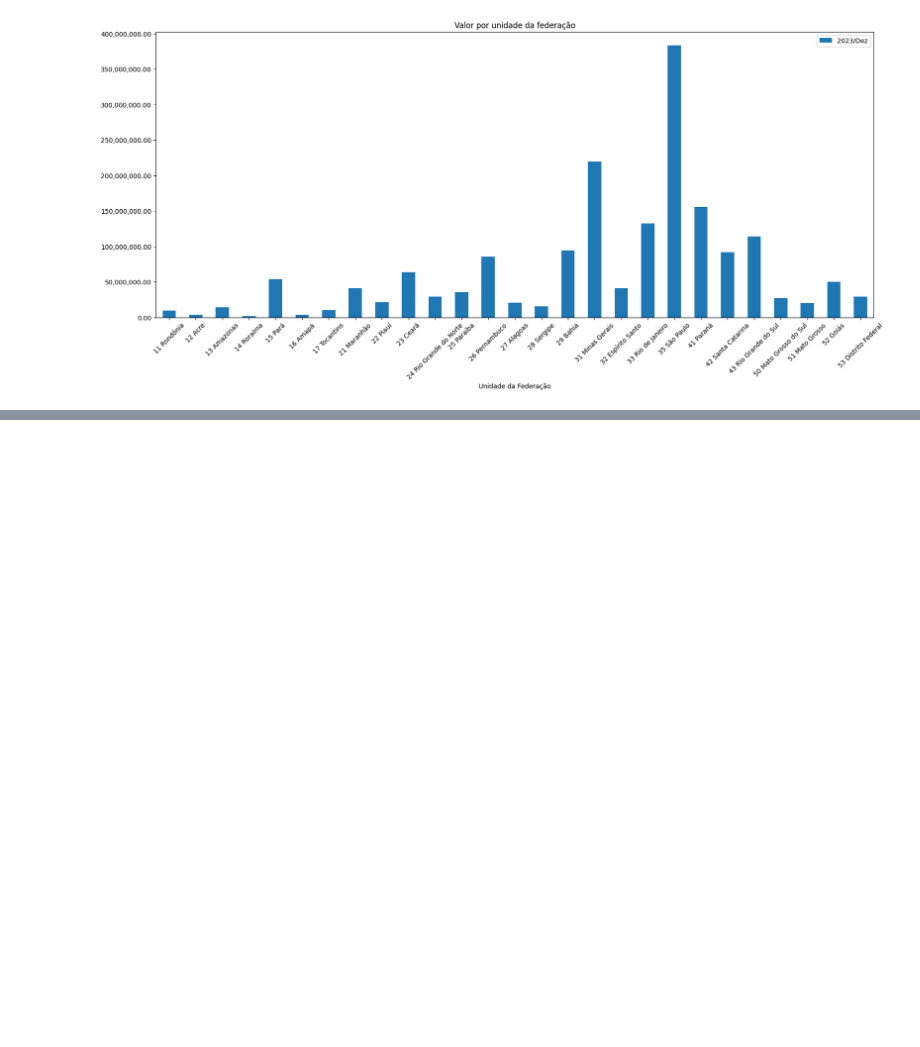
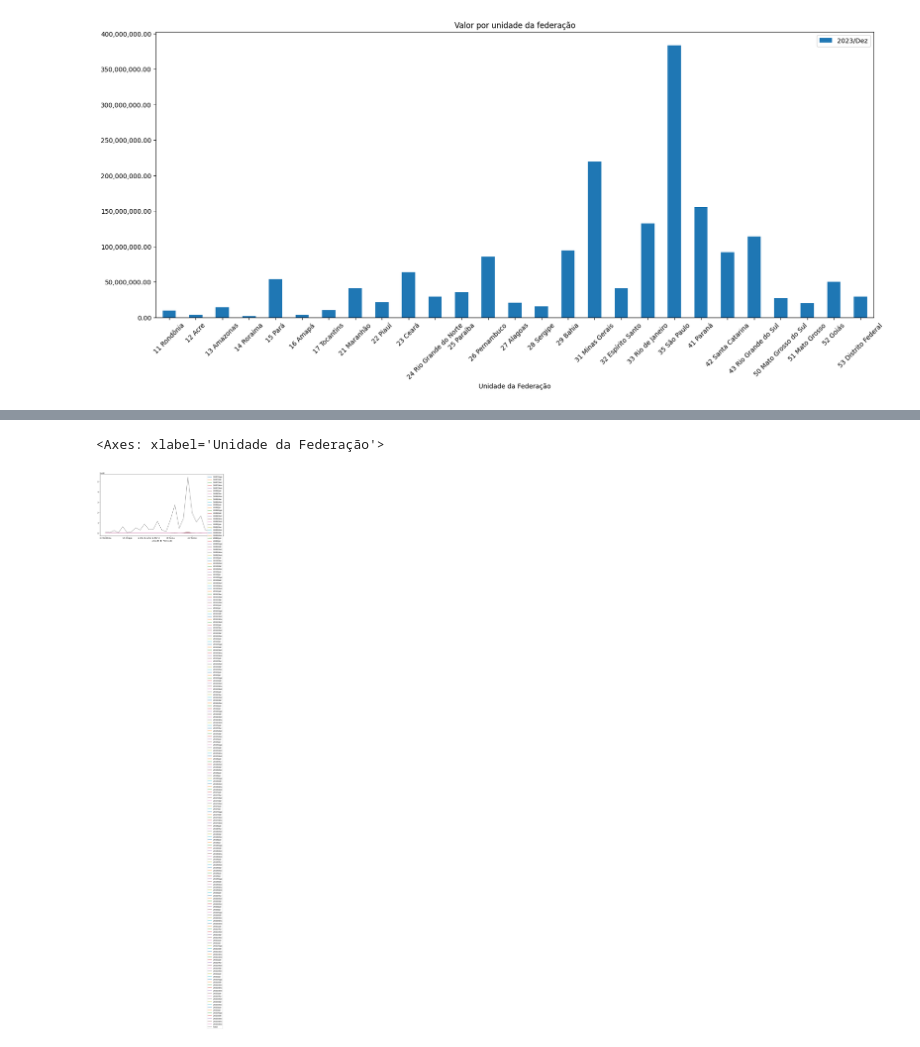
Before and after one commit to marialuisamartins/PosGrad_Data_Analytics_FIAP, a Jupyter notebook: AnaliseExploratoriaDeDados.ipynb, the cells around one changed output, grey strips where cells are left out. Saved outputs shown, nothing was run; the diff lists cells and outputs as text; code cells hidden in the pictures; blank space fills up the shorter version.

```diff
--- a/AnaliseExploratoriaDeDados.ipynb
+++ b/AnaliseExploratoriaDeDados.ipynb
@@ -201,0 +204,4 @@ Text(0.5, 1.0, 'Valor por unidade da federação')
+# %%
+dadosAtendimento = pd.read_csv('/content/Atendimento_Hospitalar.csv', encoding="ISO-8859=1", skiprows=3, sep=";", skipfooter=12, thousands=".", decimal=",")
+
+# dados de atendimento, que ao invés de processamento, vem desde 1992 com vários meses "vazios" (-)
@@ -201,0 +289,9 @@ Text(0.5, 1.0, 'Valor por unidade da federação')
+# %%
+# essa lista agora vira uma seleção pros meus dados
+colunas_usaveis = dadosAtendimento.mean().index.tolist()
+
+# inserir a coluna que tem o nome dos distritos
+colunas_usaveis.insert(0, "Unidade da Federação")
+
+# imprime os 5 primeiros elementos de uma lista de python (NÃO SÉRIE), não dá pra usar .head()
+colunas_usaveis[:5]
@@ -201,0 +300,9 @@ Text(0.5, 1.0, 'Valor por unidade da federação')
+# %%
+# gerando a tabela com dados usáveis
+
+dados_usaveis = dadosAtendimento[colunas_usaveis]
+
+dados_usaveis.head()
+
+# Séries sempre tem: um índice e um vetor de valores
+# listas tem apenas um único vetor de valores
@@ -201,0 +317,6 @@ Text(0.5, 1.0, 'Valor por unidade da federação')
+# %%
+# Não quero o índice 0 1 2 3, quero que meu índice sejam as unidades da federação
+
+dados_usaveis = dados_usaveis.set_index("Unidade da Federação")
+
+dados_usaveis.head()
@@ -201,0 +376,9 @@ Text(0.5, 1.0, 'Valor por unidade da federação')
+# %%
+# plotando
+
+dados_usaveis.plot(figsize=(12,6))
+
+# plotando sem parâmetros, pra cada coluna (mês) ele plotou uma linha com cor diferente
+# %% [output]
+<Axes: xlabel='Unidade da Federação'>
+[figure, added]
```
Also changed, not shown: parts of 50 cells of this notebook.
